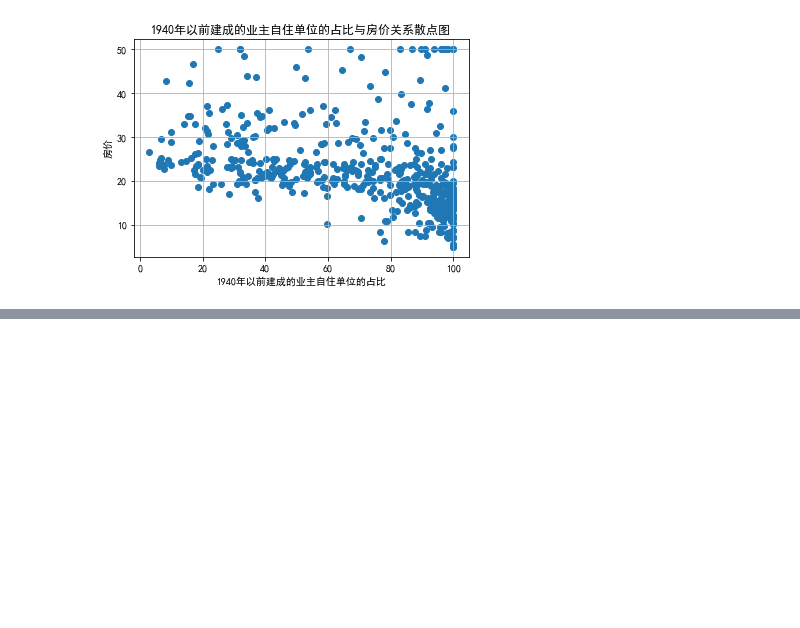
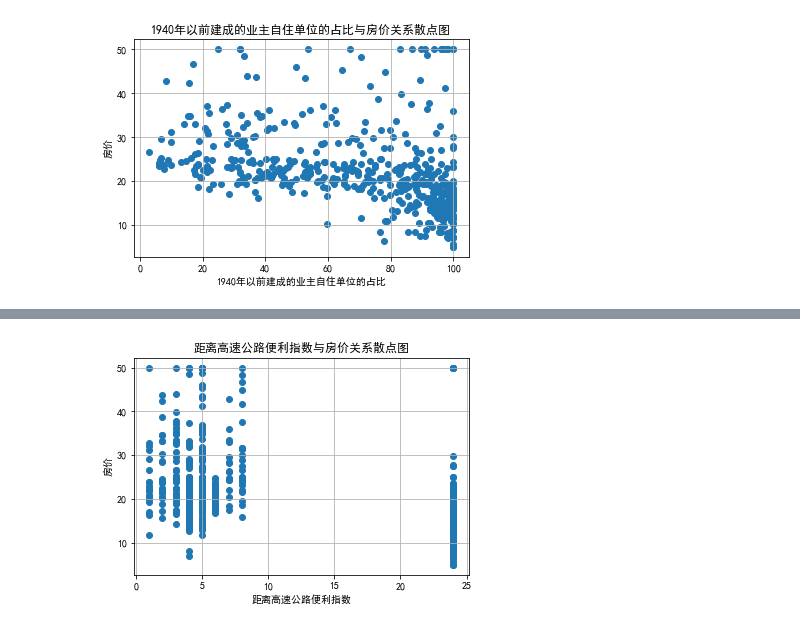
Before and after one commit to coderlai/machine-learning, a Jupyter notebook: 基于xgboost波士顿房价预测-kaggle实战.ipynb, the cells around one changed output, grey strips where cells are left out. Drawn from its saved outputs; the diff is of its cells as text; code cells hidden in the pictures; blank space fills up the shorter version.

```diff
--- a/基于xgboost波士顿房价预测-kaggle实战.ipynb
+++ b/基于xgboost波士顿房价预测-kaggle实战.ipynb
@@ -184,0 +191,6 @@ plt.grid()
+# %%
+# (9) 字段RAD分析
+draw_scatter(df["RAD"],y,"距离高速公路便利指数")
+plt.grid()
+# %% [output]
+[figure, added]
```
Also changed, not shown: parts of 13 cells of this notebook.
